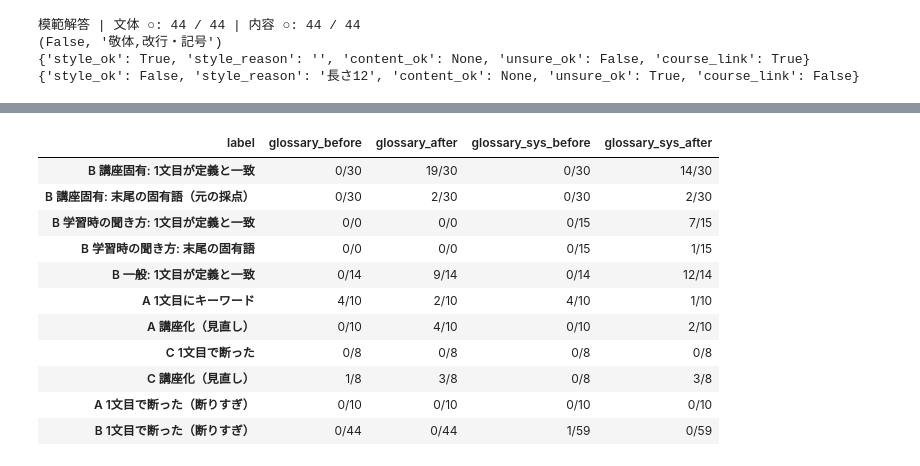
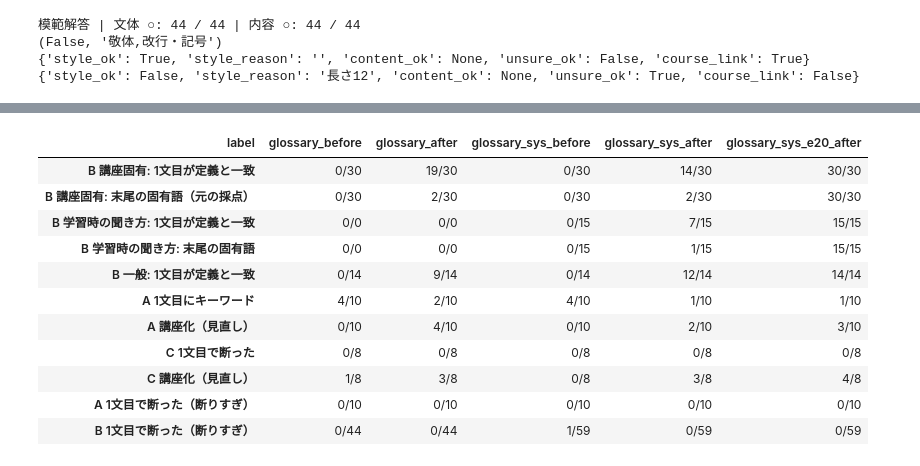
Before and after one commit to SawadaAkimichi37/lecture-ai-engineering-2026, a Jupyter notebook: lora_format_tuning_発展.ipynb, the cells around one changed output, grey strips where cells are left out. Saved outputs shown, nothing was run; the diff lists cells and outputs as text; code cells hidden in the pictures.

```diff
--- a/lora_format_tuning_発展.ipynb
+++ b/lora_format_tuning_発展.ipynb
@@ -948,18 +856,19 @@ display(pd.DataFrame([{"質問": r["question"], "種類": r["kind"], "学習前
 # %%
-# 9-5. 用語集で LoRA 学習（正例のみ。116 件 ÷ 1 ステップ 8 件 = 15 ステップ/エポック × 5 エポック = 75 ステップ）
+# 9-5. 用語集で LoRA 学習（正例のみ。116 件 ÷ 1 ステップ 8 件 = 15 ステップ/エポック × 20 エポック = 300 ステップ）
 from peft import LoraConfig
 from trl import SFTTrainer, SFTConfig
 from datasets import Dataset
 
-G_EPOCHS = 5  # 本編は 14 件 × 20 エポック。116 件で 20 エポックだと 300 ステップかかるので 5 にする（各例を 5 回学習）
+G_EPOCHS = 20  # 5 エポック（75 ステップ）では損失が 0.3 前後で下げ止まらず、学習時の聞き方でも講座固有語を 1/15 しか答えられなかった（学習不足）。本編と同じ 20 エポックにする（各例を 20 回学習。T4 で約 16 分）
+G_RUN = f"{G_TAG}_e{G_EPOCHS}"  # adapter と学習後の結果のファイル名。5 エポックの結果（eval_glossary_sys_after.json）を上書きせず、9-7 で並べて比べる
 train_g = Dataset.from_list([{"messages": [{"role": "system", "content": G_SYSTEM}] + r["messages"]} for r in gloss])  # 評価（generate_g）と同じ system を先頭に付ける。正例のみという条件は変えない
 model.config.use_cache = False
 # LoRA の設定は本編セクション 4 と同じ（変えたのはデータとエポック数だけ）
 lora_g = LoraConfig(r=CONFIG["lora_r"], lora_alpha=CONFIG["lora_alpha"], lora_dropout=0.05, bias="none", task_type="CAUSAL_LM",
                     target_modules=["q_proj", "k_proj", "v_proj", "o_proj", "gate_proj", "up_proj", "down_proj"])
-sft_g = SFTConfig(output_dir=str(GW / f"ckpt_{G_TAG}"), num_train_epochs=G_EPOCHS, per_device_train_batch_size=4, gradient_accumulation_steps=2,
-                  learning_rate=CONFIG["lr"], lr_scheduler_type="cosine", warmup_steps=CONFIG["warmup_steps"], logging_steps=5,
-                  save_steps=25, save_total_limit=2, fp16=False, max_length=CONFIG["max_seq_len"], packing=False,
+sft_g = SFTConfig(output_dir=str(GW / f"ckpt_{G_RUN}"), num_train_epochs=G_EPOCHS, per_device_train_batch_size=4, gradient_accumulation_steps=2,
+                  learning_rate=CONFIG["lr"], lr_scheduler_type="cosine", warmup_steps=CONFIG["warmup_steps"], logging_steps=10,
+                  save_steps=50, save_total_limit=2, fp16=False, max_length=CONFIG["max_seq_len"], packing=False,
                   report_to="none", seed=CONFIG["seed"])
 trainer_g = SFTTrainer(model=model, args=sft_g, train_dataset=train_g, peft_config=lora_g, processing_class=tok)
 trainer_g.model.print_trainable_parameters()
@@ -968,9 +877,9 @@ trainer_g.train()
 G_TRAIN_SECONDS = round(time.time() - t0)
 print(f"学習時間: {G_TRAIN_SECONDS} 秒 | ステップ数: {trainer_g.state.global_step} | エポック: {trainer_g.state.epoch:.1f}")
 
-trainer_g.model.save_pretrained(GW / f"adapter_{G_TAG}")
+trainer_g.model.save_pretrained(GW / f"adapter_{G_RUN}")
 if USE_DRIVE:
-    shutil.copytree(GW / f"adapter_{G_TAG}", GDRIVE / f"adapter_{G_TAG}", dirs_exist_ok=True)
+    shutil.copytree(GW / f"adapter_{G_RUN}", GDRIVE / f"adapter_{G_RUN}", dirs_exist_ok=True)
 tuned_g = trainer_g.model
 tuned_g.config.use_cache = True
 _ = tuned_g.eval()  # dropout を切って評価の出力を揺らさない
@@ -1011,6 +910,6 @@ WARNING:huggingface_hub.utils._http:Warning: You are sending unauthenticated req
 # %%
 # 9-6. 学習後評価と比較（9-4 と同じ 77 問・同じ生成設定。変えたのは adapter の有無だけ）
-g_after_summary, g_after_rows = evaluate_g(tuned_g, f"glossary_{G_TAG}_after")
+g_after_summary, g_after_rows = evaluate_g(tuned_g, f"glossary_{G_RUN}_after")
 display(pd.DataFrame([g_before_summary, g_after_summary]).set_index("label").T)  # 観点ごとの「○の数/問数」を学習前後で並べる
 
 pairs = list(zip(g_before_rows, g_after_rows))
@@ -1050,9 +949,9 @@ result_g = {"config": {**{k: v for k, v in CONFIG.items() if k not in ("work_dir
             "versions": {m.__name__: m.__version__ for m in [transformers, peft, trl, torch]},
             "data": {"file": GLOSS_PATH.name, "n_train": len(gloss), "n_terms": len(GLOSSARY), "n_test": len(g_test)},
             "system": G_SYSTEM, "train_seconds": G_TRAIN_SECONDS, "before": g_before_summary, "after": g_after_summary}
-(GW / f"result_glossary_{G_TAG}.json").write_text(json.dumps(result_g, ensure_ascii=False, indent=2), encoding="utf-8")
+(GW / f"result_glossary_{G_RUN}.json").write_text(json.dumps(result_g, ensure_ascii=False, indent=2), encoding="utf-8")
 if USE_DRIVE:
-    for name in [f"result_glossary_{G_TAG}.json", "test.json"]:
+    for name in [f"result_glossary_{G_RUN}.json", "test.json"]:
         shutil.copy(GW / name, GDRIVE / name)
     print("Drive に保存しました:", GDRIVE)
 # %% [output]
@@ -1133,45 +1034,45 @@ def a_first(r): return all(any(w in first_sentence(r["raw"]) for w in g) for g i
 def rescore(rows, label):
     def cnt(kinds, f):
         rs = [r for r in rows if r["kind"] in kinds]
         return f"{sum(bool(f(r)) for r in rs)}/{len(rs)}"
     return {"label": label,
             "B 講座固有: 1文目が定義と一致": cnt(("講座固有",), lambda r: head_sim(r["raw"], r["term"]) >= HEAD_TH),
             "B 講座固有: 末尾の固有語（元の採点）": cnt(("講座固有",), lambda r: r["content_ok"]),
             "B 学習時の聞き方: 1文目が定義と一致": cnt(("講座固有・学習時の聞き方",), lambda r: head_sim(r["raw"], r["term"]) >= HEAD_TH),
             "B 学習時の聞き方: 末尾の固有語": cnt(("講座固有・学習時の聞き方",), lambda r: r["content_ok"]),
             "B 一般: 1文目が定義と一致": cnt(("一般",), lambda r: head_sim(r["raw"], r["term"]) >= HEAD_TH),
             "A 1文目にキーワード": cnt(("実在・用語集外",), a_first),
             "A 講座化（見直し）": cnt(("実在・用語集外",), lambda r: course_link2(r["raw"], r["question"])),
             "C 1文目で断った": cnt(("架空",), lambda r: refused(r["raw"])),
             "C 講座化（見直し）": cnt(("架空",), lambda r: course_link2(r["raw"], r["question"])),
             "A 1文目で断った（断りすぎ）": cnt(("実在・用語集外",), lambda r: refused(r["raw"])),
             "B 1文目で断った（断りすぎ）": cnt(("一般", "講座固有", "講座固有・学習時の聞き方"), lambda r: refused(r["raw"]))}
 
 # system なし（前回）と system あり（今回）の学習前後を、同じ見直し後の採点で並べる
 runs = {}
-for name in ["glossary_before", "glossary_after", f"glossary_{G_TAG}_before", f"glossary_{G_TAG}_after"]:
+for name in ["glossary_before", "glossary_after", f"glossary_{G_TAG}_before", f"glossary_{G_TAG}_after", f"glossary_{G_RUN}_after"]: # 5 エポック（sys_after）と 20 エポック（sys_e20_after）を並べる
     p = next((q for q in [GW / f"eval_{name}.json", GDRIVE / f"eval_{name}.json"] if q.exists()), None)
     if p: runs[name] = json.loads(p.read_text(encoding="utf-8"))["rows"]
 rescored = pd.DataFrame([rescore(rows, name) for name, rows in runs.items()]).set_index("label").T
 display(rescored)
 (GW / "rescore_glossary.json").write_text(rescored.to_json(force_ascii=False, indent=2), encoding="utf-8")
 if USE_DRIVE: shutil.copy(GW / "rescore_glossary.json", GDRIVE / "rescore_glossary.json")
 
 # ⑤ A の目視用: system ありの学習前後の回答を並べる（○×は自分で付ける）
-b_rows, a_rows = runs.get(f"glossary_{G_TAG}_before", []), runs.get(f"glossary_{G_TAG}_after", [])
+b_rows, a_rows = runs.get(f"glossary_{G_TAG}_before", []), runs.get(f"glossary_{G_RUN}_after", [])
 display(pd.DataFrame([{"用語": b["term"], "学習前": b["raw"], "学習後": a["raw"]}
                       for b, a in zip(b_rows, a_rows) if b["kind"] == "実在・用語集外"]))
 # %% [output]
-| label | glossary_before | glossary_after | glossary_sys_before | glossary_sys_after |
-| B 講座固有: 1文目が定義と一致 | 0/30 | 19/30 | 0/30 | 14/30 |
-| B 講座固有: 末尾の固有語（元の採点） | 0/30 | 2/30 | 0/30 | 2/30 |
-| B 学習時の聞き方: 1文目が定義と一致 | 0/0 | 0/0 | 0/15 | 7/15 |
-| B 学習時の聞き方: 末尾の固有語 | 0/0 | 0/0 | 0/15 | 1/15 |
-| B 一般: 1文目が定義と一致 | 0/14 | 9/14 | 0/14 | 12/14 |
-| A 1文目にキーワード | 4/10 | 2/10 | 4/10 | 1/10 |
-| A 講座化（見直し） | 0/10 | 4/10 | 0/10 | 2/10 |
-| C 1文目で断った | 0/8 | 0/8 | 0/8 | 0/8 |
-| C 講座化（見直し） | 1/8 | 3/8 | 0/8 | 3/8 |
-| A 1文目で断った（断りすぎ） | 0/10 | 0/10 | 0/10 | 0/10 |
-| B 1文目で断った（断りすぎ） | 0/44 | 0/44 | 1/59 | 0/59 |
+| label | glossary_before | glossary_after | glossary_sys_before | glossary_sys_after | glossary_sys_e20_after |
+| B 講座固有: 1文目が定義と一致 | 0/30 | 19/30 | 0/30 | 14/30 | 30/30 |
+| B 講座固有: 末尾の固有語（元の採点） | 0/30 | 2/30 | 0/30 | 2/30 | 30/30 |
+| B 学習時の聞き方: 1文目が定義と一致 | 0/0 | 0/0 | 0/15 | 7/15 | 15/15 |
+| B 学習時の聞き方: 末尾の固有語 | 0/0 | 0/0 | 0/15 | 1/15 | 15/15 |
+| B 一般: 1文目が定義と一致 | 0/14 | 9/14 | 0/14 | 12/14 | 14/14 |
+| A 1文目にキーワード | 4/10 | 2/10 | 4/10 | 1/10 | 1/10 |
+| A 講座化（見直し） | 0/10 | 4/10 | 0/10 | 2/10 | 3/10 |
+| C 1文目で断った | 0/8 | 0/8 | 0/8 | 0/8 | 0/8 |
+| C 講座化（見直し） | 1/8 | 3/8 | 0/8 | 3/8 | 4/8 |
+| A 1文目で断った（断りすぎ） | 0/10 | 0/10 | 0/10 | 0/10 | 0/10 |
+| B 1文目で断った（断りすぎ） | 0/44 | 0/44 | 1/59 | 0/59 | 0/59 |
 |  | 用語 | 学習前 | 学習後 |
```
Also changed, not shown: parts of 14 cells of this notebook.
